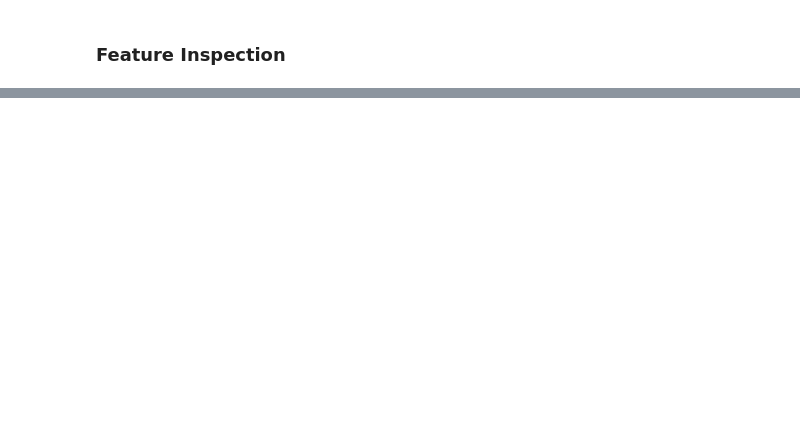
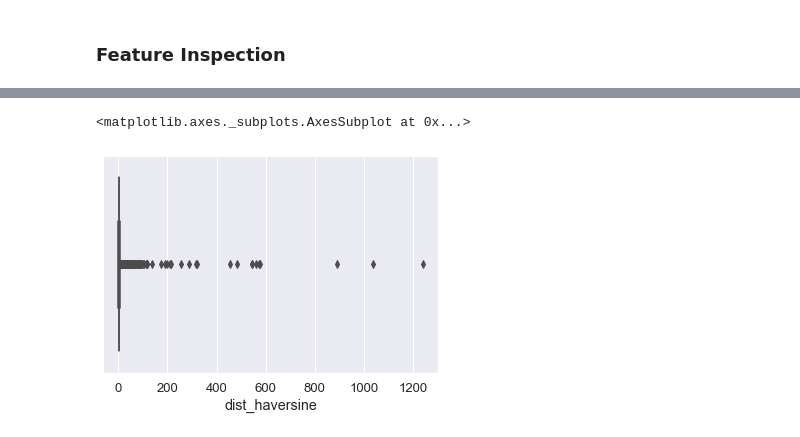
Before and after one commit to gregvidy/nyc_taxi_trip_kaggle, a Jupyter notebook: EDA.ipynb, the cells around one changed output, grey strips where cells are left out. Saved outputs shown, nothing was run; the diff lists cells and outputs as text; code cells hidden in the pictures; blank space fills up the shorter version.

```diff
--- a/EDA.ipynb
+++ b/EDA.ipynb
@@ -179,0 +186,5 @@ full_df.head()
+# %%
+sns.boxplot(full_df["dist_haversine"])
+# %% [output]
+<matplotlib.axes._subplots.AxesSubplot at 0x...>
+[figure, added]
```
Also changed, not shown: parts of 8 cells of this notebook.
